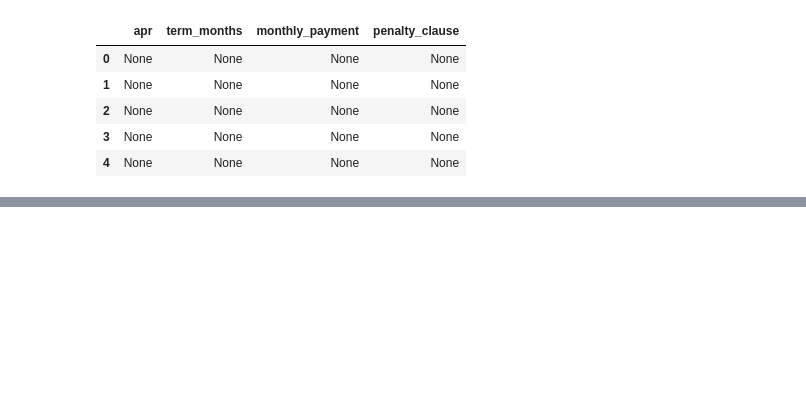
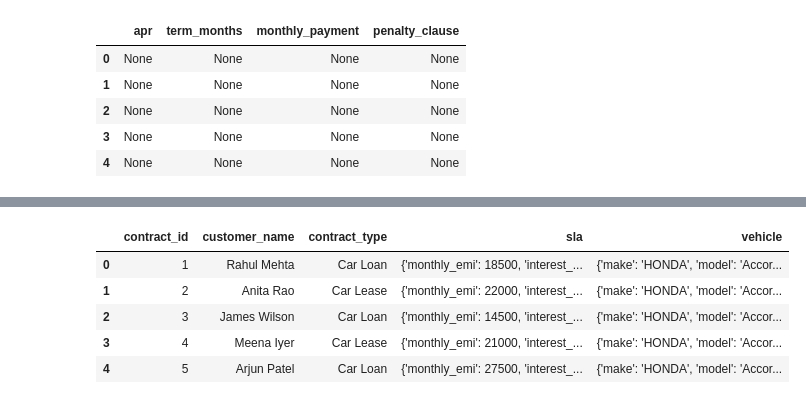
Before and after one commit to springboardmentor74219x/infosys-carlease-contract-ai-group2, a Jupyter notebook: notebook/milestone2_tulasi-vasireddy.ipynb, the cells around one changed output, grey strips where cells are left out. Saved outputs shown, nothing was run; the diff lists cells and outputs as text; code cells hidden in the pictures; blank space fills up the shorter version.

Commit message:
Milestone 2 completed: SLA extraction and evaluation output

```diff
--- a/notebook/milestone2_tulasi-vasireddy.ipynb
+++ b/notebook/milestone2_tulasi-vasireddy.ipynb
@@ -110,0 +243,10 @@ comparison_df
+# %%
+sla_records = []
+for _, row in contracts_df.iterrows():
+ sla_records.append({
+ "contract_id": row["id"],
+ "customer_name": row["customer_name"],
+ "sla": extract_sla_details(row)
+ })
+sla_df = pd.DataFrame(sla_records)
+sla_df.head()
@@ -110,0 +271,37 @@ comparison_df
+# %%
+import requests
+def get_vehicle_details(vin):
+ url =f"https://vpic.nhtsa.dot.gov/api/vehicles/DecodeVinValues/{vin}?format=json"
+ response = requests.get(url)
+ return response.json()["Results"][0]
+# %%
+def extract_vehicle_info(vehicle_raw):
+ return {
+ "make": vehicle_raw.get("Make"),
+ "model": vehicle_raw.get("Model"),
+ "year": vehicle_raw.get("ModelYear")
+ }
+# %%
+def enrich_contract_with_vehicle(row):
+ vehicle_raw = get_vehicle_details(row["vin"])
+ vehicle_info = extract_vehicle_info(vehicle_raw)
+ return {
+ "contract_id": row["id"],
+ "customer_name": row["customer_name"],
+ "contract_type": row["contract_type"],
+ "sla": extract_sla_details(row),
+ "vehicle": vehicle_info
+ }
+# %%
+combined_records = []
+for _, row in contracts_df.iterrows():
+ combined_records.append(enrich_contract_with_vehicle(row))
+combined_df = pd.DataFrame(combined_records)
+combined_df.head()
+# %% [output]
+|  | contract_id | customer_name | contract_type | sla | vehicle |
+| 0 | 1 | Rahul Mehta | Car Loan | {'monthly_emi': 18500, 'interest_... | {'make': 'HONDA', 'model': 'Accor... |
+| 1 | 2 | Anita Rao | Car Lease | {'monthly_emi': 22000, 'interest_... | {'make': 'HONDA', 'model': 'Accor... |
+| 2 | 3 | James Wilson | Car Loan | {'monthly_emi': 14500, 'interest_... | {'make': 'HONDA', 'model': 'Accor... |
+| 3 | 4 | Meena Iyer | Car Lease | {'monthly_emi': 21000, 'interest_... | {'make': 'HONDA', 'model': 'Accor... |
+| 4 | 5 | Arjun Patel | Car Loan | {'monthly_emi': 27500, 'interest_... | {'make': 'HONDA', 'model': 'Accor... |
```
Also changed, not shown: parts of 19 cells of this notebook, 2 other files.
